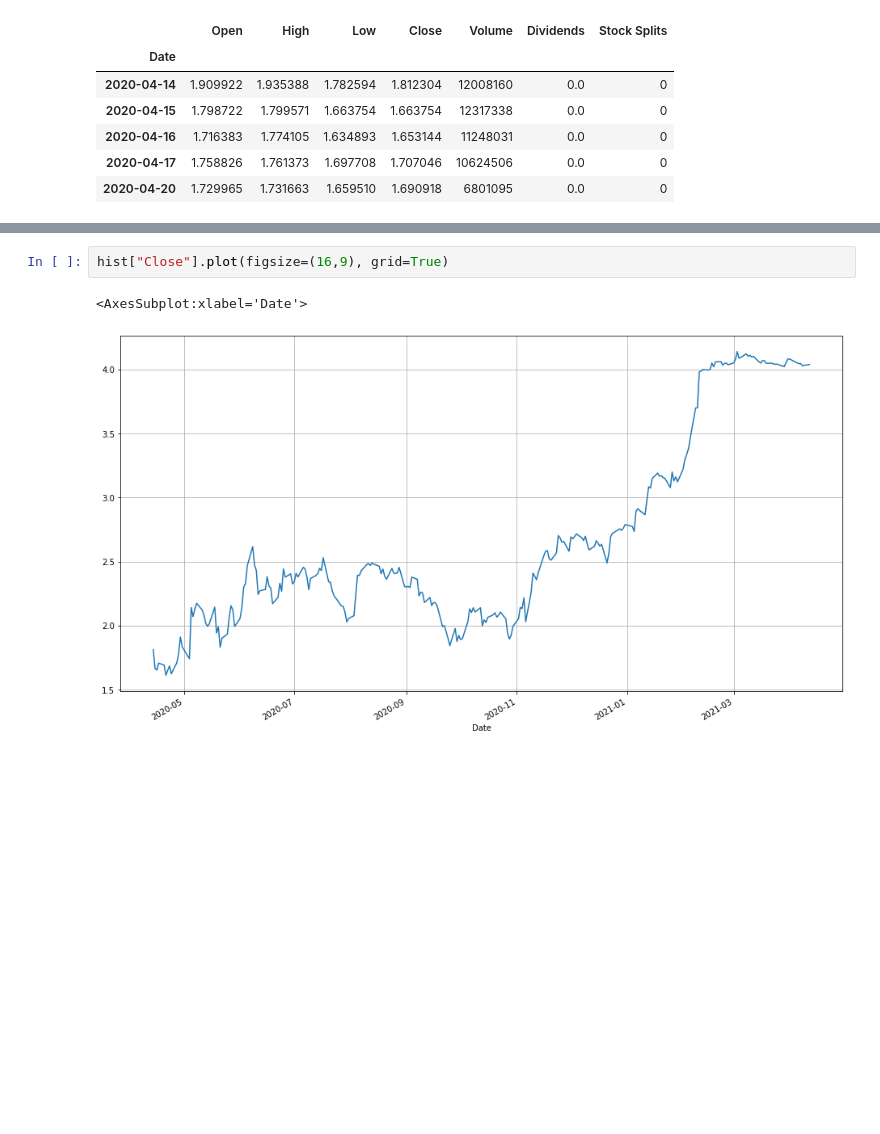
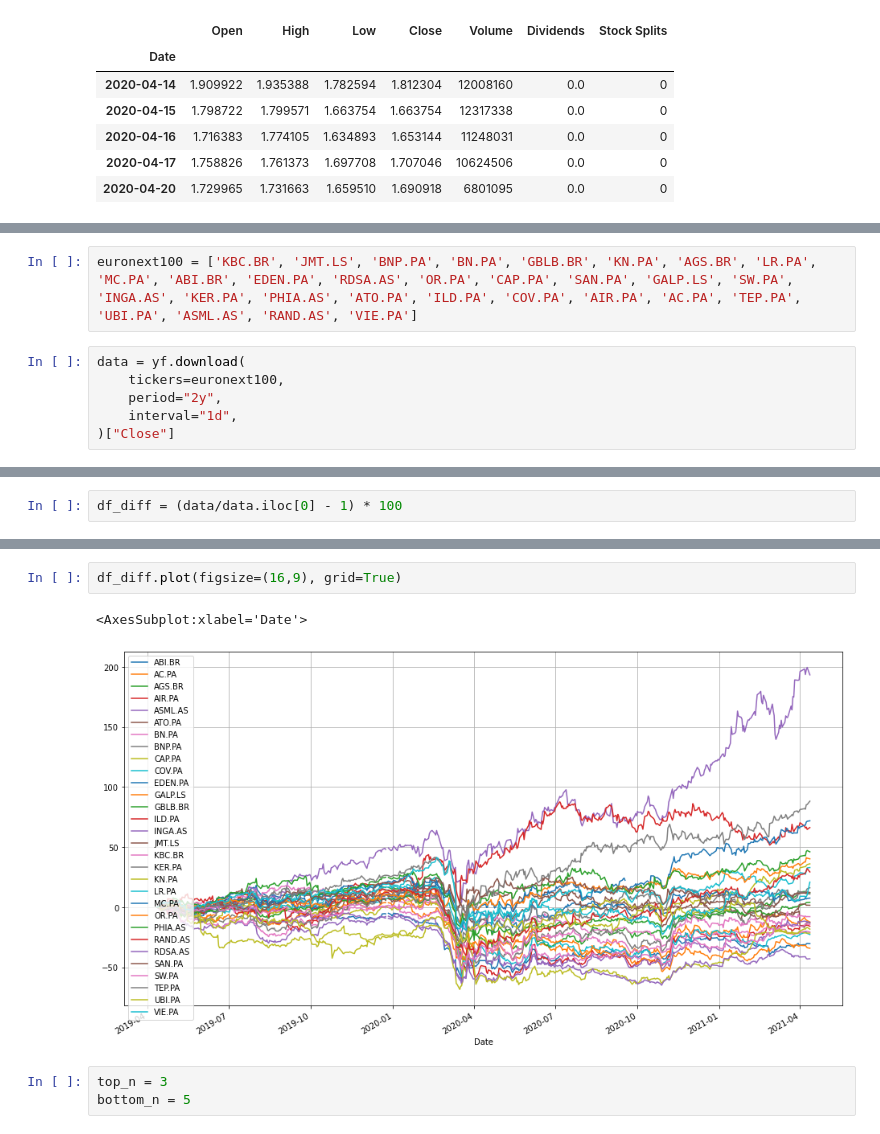
Before and after one commit to cdignam8304/euronext-stocks, a Jupyter notebook: notebooks/get_data.ipynb, the cells around one changed output, grey strips where cells are left out. Saved outputs shown, nothing was run; the diff lists cells and outputs as text; blank space fills up the shorter version.

```diff
--- a/notebooks/get_data.ipynb
+++ b/notebooks/get_data.ipynb
@@ -105,0 +174,8 @@ hist.head()
+# %%
+euronext100 = ['KBC.BR', 'JMT.LS', 'BNP.PA', 'BN.PA', 'GBLB.BR', 'KN.PA', 'AGS.BR', 'LR.PA', 'MC.PA', 'ABI.BR', 'EDEN.PA', 'RDSA.AS', 'OR.PA', 'CAP.PA', 'SAN.PA', 'GALP.LS', 'SW.PA', 'INGA.AS', 'KER.PA', 'PHIA.AS', 'ATO.PA', 'ILD.PA', 'COV.PA', 'AIR.PA', 'AC.PA', 'TEP.PA', 'UBI.PA', 'ASML.AS', 'RAND.AS', 'VIE.PA']
+# %%
+data = yf.download(
+    tickers=euronext100,
+    period="2y",
+    interval="1d",
+)["Close"]
@@ -105,0 +186,2 @@ hist.head()
+# %%
+df_diff = (data/data.iloc[0] - 1) * 100
@@ -106,5 +205,8 @@ hist.head()
 # %%
-hist["Close"].plot(figsize=(16,9), grid=True)
+df_diff.plot(figsize=(16,9), grid=True)
 # %% [output]
 <AxesSubplot:xlabel='Date'>
-[figure, old version]
+[figure, new version]
+# %%
+top_n = 3
+bottom_n = 5
```
Also changed, not shown: parts of 15 cells of this notebook.
